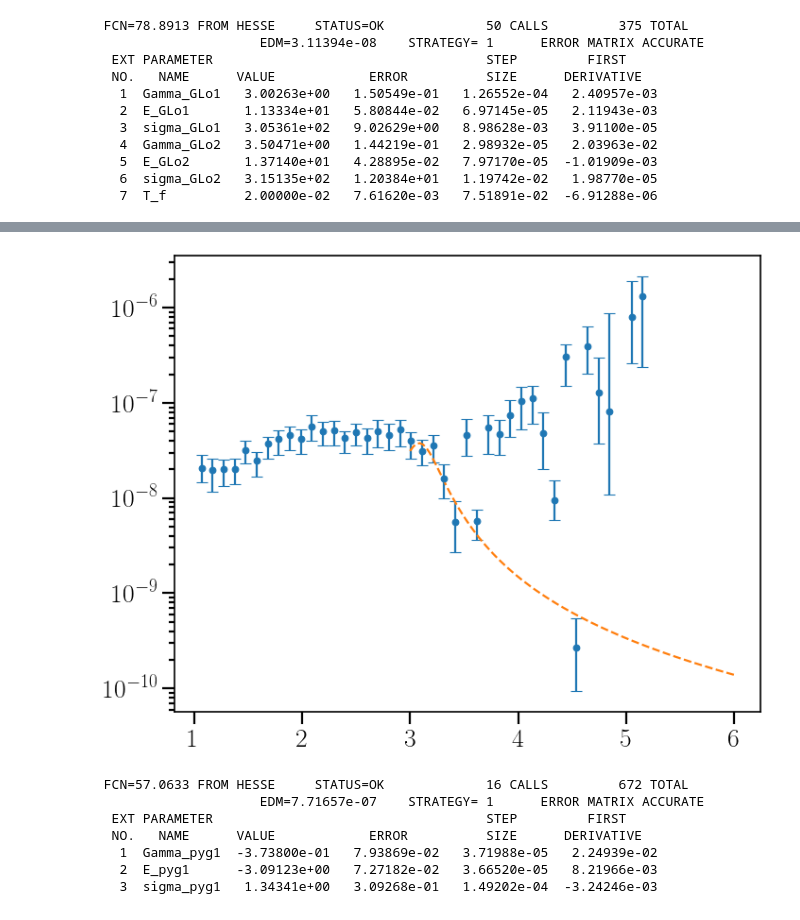
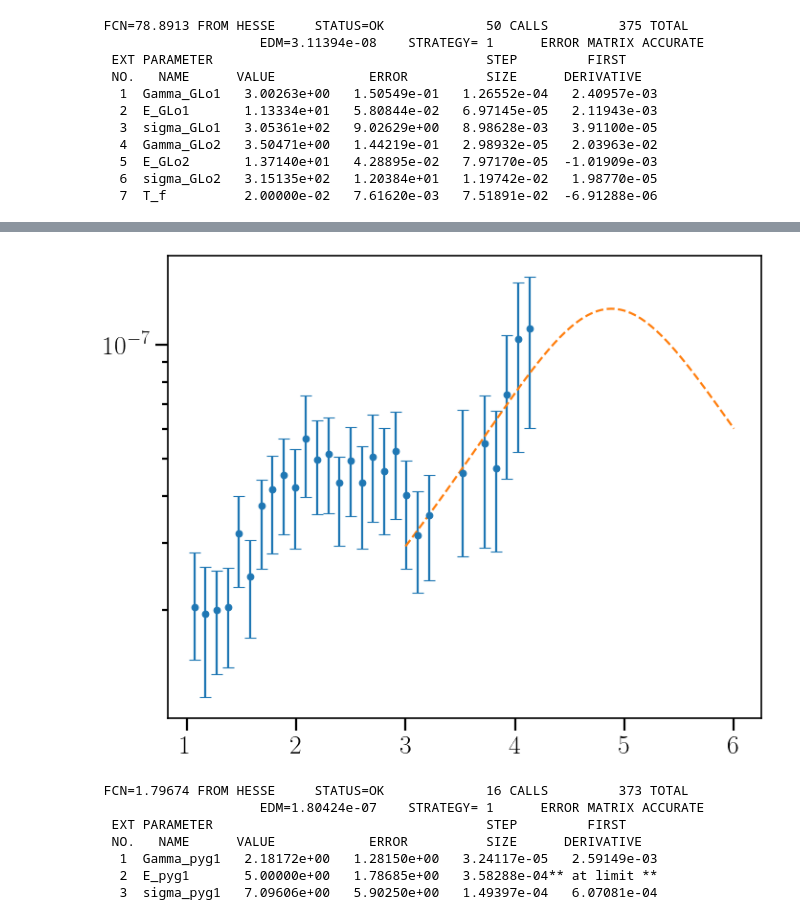
Before and after one commit to tellefs/MasterThesis, a Jupyter notebook: fitting.ipynb, the cells around one changed output, grey strips where cells are left out. Saved outputs shown, nothing was run; the diff lists cells and outputs as text; code cells hidden in the pictures.

```diff
--- a/fitting.ipynb
+++ b/fitting.ipynb
@@ -56,0 +44,25 @@ ax.set_yscale('log')
+# %%
+gsf_values = read_OMPy('02-08_09:57:20')[0]
+energy_gsf_ompy = np.asarray(gsf_values[0])
+gsf_ompy_median = np.asarray(gsf_values[1])
+gsf_ompy_error = np.asarray(gsf_values[4])
+
+
+fig, ax = plt.subplots()
+ax.errorbar(x=energy_gsf_ompy, y=gsf_ompy_median, yerr=gsf_ompy_error, fmt='o', color='orange')
+ax.set_yscale('log')
+deletes=[22, 23, 25, 31, 32, 33, 34, 35, 36, 37, 38, 39]
+for i in deletes:
+    err=[[gsf_ompy_error[0][i]],[gsf_ompy_error[1][1]]]
+    ax.errorbar(x=energy_gsf_ompy[i], y=gsf_ompy_median[i], yerr=err, color='blue', zorder=4)
+
+
+energy_gsf_ompy = np.delete(energy_gsf_ompy, deletes)
+gsf_ompy_median = np.delete(gsf_ompy_median, deletes)
+gsf_ompy_error_0 = np.delete(gsf_ompy_error[0], deletes)
+gsf_ompy_error_1 = np.delete(gsf_ompy_error[1], deletes)
+gsf_ompy_error = [gsf_ompy_error_0, gsf_ompy_error_1]
+
+fig, ax = plt.subplots()
+ax.errorbar(x=energy_gsf_ompy, y=gsf_ompy_median, yerr=gsf_ompy_error, fmt='o', color='orange')
+ax.set_yscale('log')
@@ -271,4 +285,8 @@ gsf_ompy= TGraphAsymmErrors(len(gsf_ompy_median), energy_gsf_ompy, gsf_ompy_medi
 # %%
+
+
+
+
 #START VALUES pygmy resonance 1
 E_pyg1 = 4.5 # Pygmy centroid (MeV)
 Gamma_pyg1 = 0.4 # Width (MeV)
@@ -283,41 +301,42 @@ parameter_array_pyg1 = np.asarray([Gamma_pyg1, E_pyg1, sigma_pyg1])
 xmin_pyg1 = 3
 xmax_pyg1 = 6
 no_of_parameters_pyg1 = 3
 fit_strength_pyg1 = TF1('fit_strength_pyg1', FitPygmy, xmin_pyg1, xmax_pyg1, no_of_parameters_pyg1)
 fit_strength_pyg1.SetParameters(parameter_array_pyg1)
 fit_strength_pyg1.SetParNames('Gamma_pyg1', 'E_pyg1', 'sigma_pyg1')
 #fit_strength_pyg1.FixParameter(1, E_pyg1)
+fit_strength_pyg1.SetParLimits(1, 3, 5)
 #fit_strength_pyg1.FixParameter(0, Gamma_pyg1)
 OMPy_data.Fit(fit_strength_pyg1, 'RM+')
 
 
 
 fig, ax = plt.subplots()
 ax.errorbar(x=energy_gsf_ompy, y=gsf_ompy_median, yerr=gsf_ompy_error, marker='o', linestyle='', label='$U^{233}(\\alpha,\\alpha^*)$ OmPy')
 #ax.errorbar(x=energy_gsf_ompy_reduced, y=gsf_ompy_median_reduced, yerr=gsf_ompy_error_reduced, marker='o', linestyle='', label='$U^{233}(\\alpha,\\alpha^*)$ OmPy')
 
 #plotting fit of Pyg1
 no_of_parameters_pyg1 = 3
 fitted_parameters_pyg1 = np.zeros(no_of_parameters_pyg1)
 fitted_parameters_pyg1[0] = fit_strength_pyg1.GetParameter(0)
 fitted_parameters_pyg1[1] = fit_strength_pyg1.GetParameter(1)
 fitted_parameters_pyg1[2] = fit_strength_pyg1.GetParameter(2)
 x_plot_pyg1 = [np.linspace(xmin_pyg1, xmax_pyg1, 100)]
 y_plot_pyg1 = FitPygmy(x_plot_pyg1, fitted_parameters_pyg1)
 ax.plot(x_plot_pyg1[0], y_plot_pyg1, '--', label='Pyg1 Resonance')
 
 
 ax.set_yscale('log')
 fig.show()
 # %% [output]
-[figure, old version]
+[figure, new version]
- FCN=57.0633 FROM HESSE     STATUS=OK             16 CALLS         672 TOTAL
-                     EDM=7.71657e-07    STRATEGY= 1      ERROR MATRIX ACCURATE
+ FCN=1.79674 FROM HESSE     STATUS=OK             16 CALLS         373 TOTAL
+                     EDM=1.80424e-07    STRATEGY= 1      ERROR MATRIX ACCURATE
   EXT PARAMETER                                   STEP         FIRST
   NO.   NAME      VALUE            ERROR          SIZE      DERIVATIVE
-   1  Gamma_pyg1  -3.73800e-01   7.93869e-02   3.71988e-05   2.24939e-02
-   2  E_pyg1      -3.09123e+00   7.27182e-02   3.66520e-05   8.21966e-03
-   3  sigma_pyg1   1.34341e+00   3.09268e-01   1.49202e-04  -3.24246e-03
+   1  Gamma_pyg1   2.18172e+00   1.28150e+00   3.24117e-05   2.59149e-03
+   2  E_pyg1       5.00000e+00   1.78685e+00   3.58288e-04** at limit **
+   3  sigma_pyg1   7.09606e+00   5.90250e+00   1.49397e-04   6.07081e-04
 # %%
 #START VALUES Pygmy scissors resonance
 E_SR = 2.5 #Pygmy centroid (MeV) - this is from systematics (taken from TALYS)
```
Also changed, not shown: parts of 7 cells of this notebook, 2 other files.
